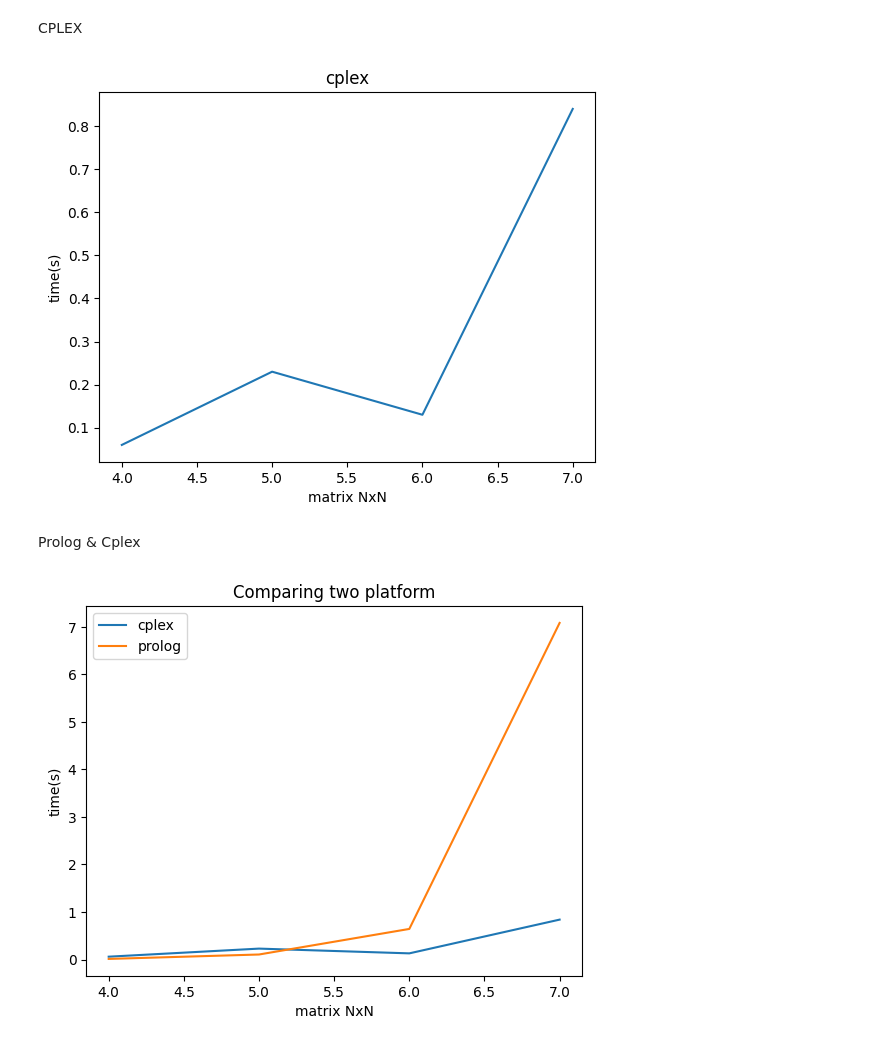
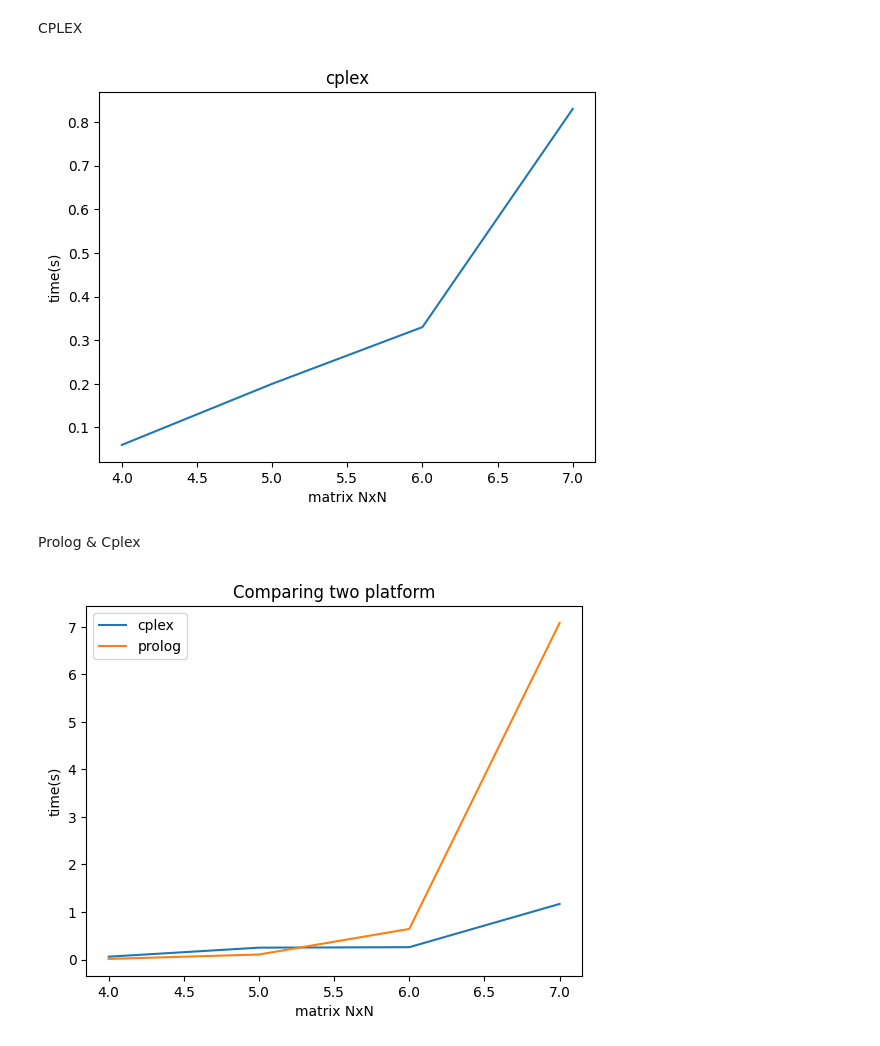
Before and after one commit to victorsnunes/Arithmetic-Sequence-Puzzles, a Jupyter notebook: cplex/data/graphic.ipynb, the cells around one changed output. Cells and saved outputs as stored; diff of their text form; code cells hidden in the pictures.

```diff
--- a/cplex/data/graphic.ipynb
+++ b/cplex/data/graphic.ipynb
@@ -17,20 +17,20 @@ plt.show()
 CPLEX
 # %%
 x_axis = [4,5,6,7]
-y_axis = [0.06, 0.23, 0.13, 0.84]
+y_axis = [0.06, 0.20, 0.33, 0.83]
 
 plt.plot(x_axis, y_axis)
 plt.title('cplex')
 plt.xlabel('matrix NxN')
 plt.ylabel('time(s)')
 plt.show()
 # %% [output]
-[figure, old version]
+[figure, new version]
 # %% [markdown]
 Prolog & Cplex
 # %%
 x_axis = [4,5,6,7]
-y_cplex = [0.06, 0.23, 0.13, 0.84]
+y_cplex = [0.06, 0.25, 0.26, 1.17]
 y_prolog = [0.013, 0.106, 0.644, 7.083]
 
 plt.plot(x_axis, y_cplex, label="cplex")
@@ -41,4 +41,4 @@ plt.ylabel('time(s)')
 plt.legend()
 plt.show()
 # %% [output]
-[figure, old version]
+[figure, new version]
```
Also changed, not shown: parts of 1 cell of this notebook, 2 other files.
